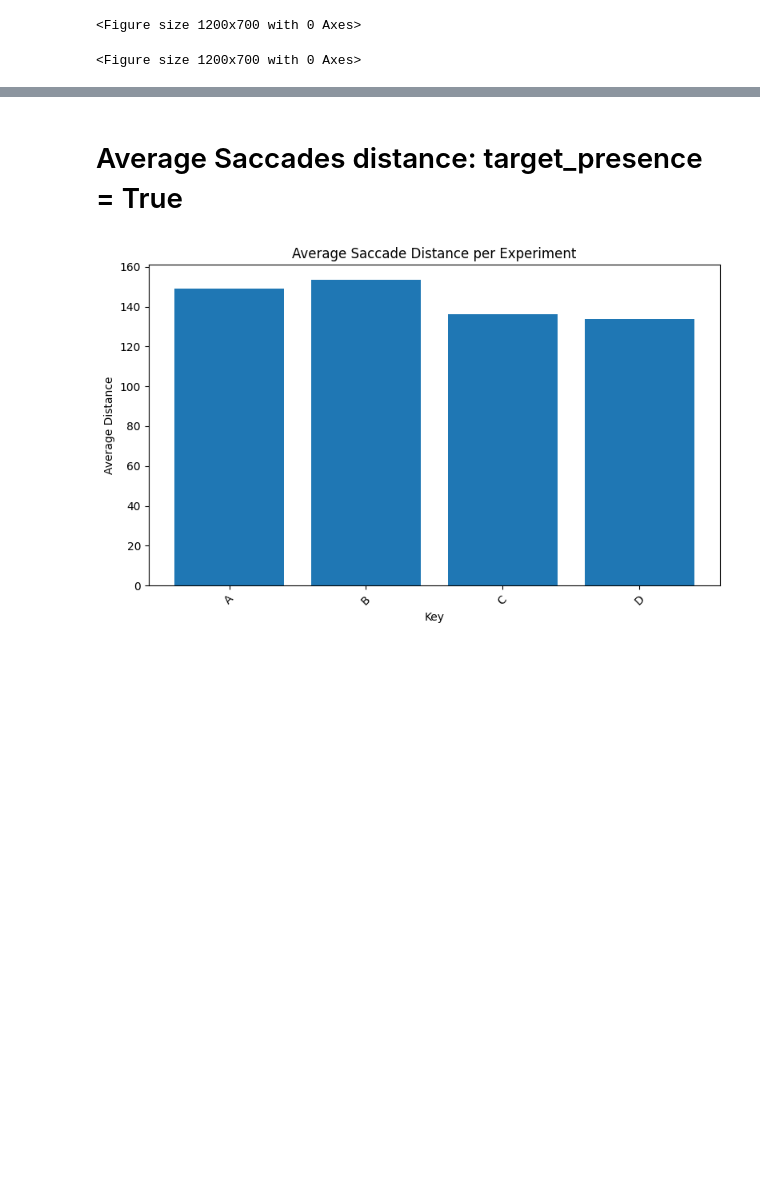
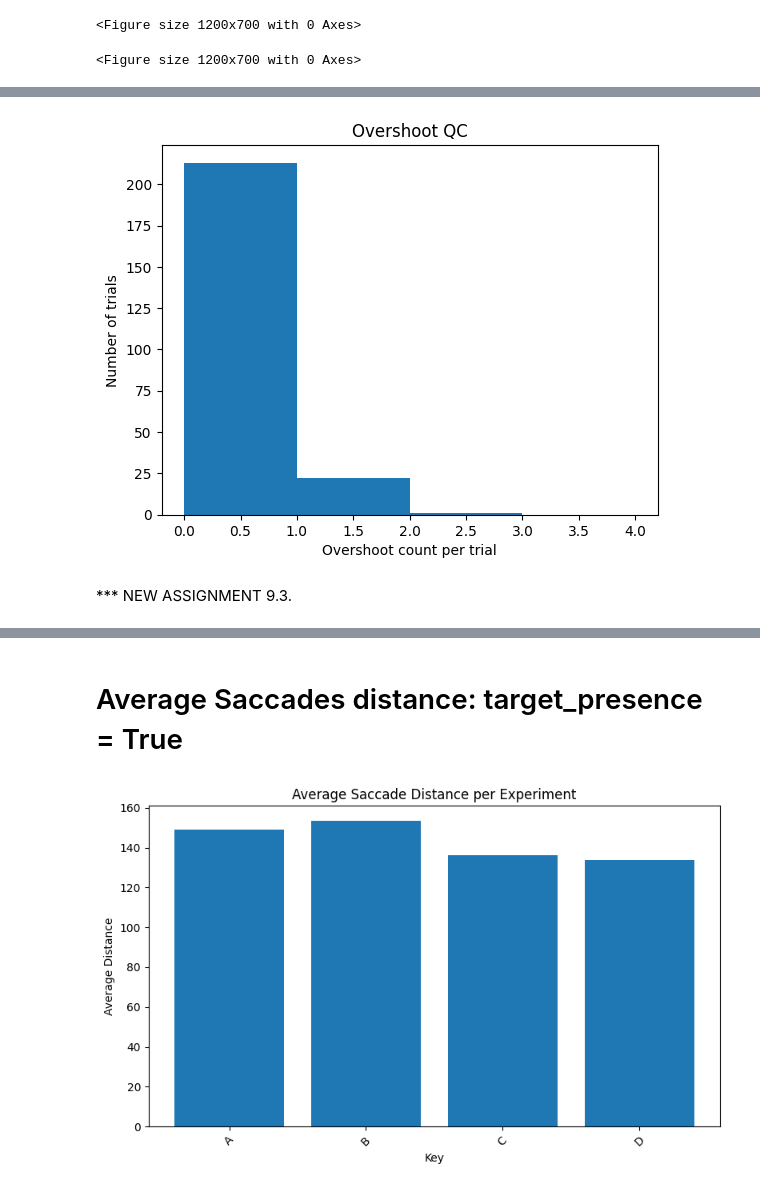
Before and after one commit to alina-popadina/Data_analysis, a Jupyter notebook: analysis_DUPLICATE.ipynb, the cells around one changed output, grey strips where cells are left out. Saved outputs shown, nothing was run; the diff lists cells and outputs as text; code cells hidden in the pictures; blank space fills up the shorter version.

```diff
--- a/analysis_DUPLICATE.ipynb
+++ b/analysis_DUPLICATE.ipynb
@@ -333,0 +583,20 @@ for experiment in experiments:
+# %%
+import pandas as pd
+
+rows = []
+for exp_key, ann in annotated_fixations_pd_in_dict.items():
+    tmp = (
+        ann.groupby("trial_id_num")["drop_overshoot"]
+        .sum()
+        .reset_index(name="n_overshoots")
+    )
+    tmp["exp_key"] = exp_key
+    rows.append(tmp)
+
+overshoot_trials = (
+    pd.concat(rows, ignore_index=True)
+      .query("n_overshoots > 0")
+      .sort_values(["exp_key", "trial_id_num"])
+      .reset_index(drop=True)
+)
+overshoot_trials
@@ -333,0 +621,51 @@ for experiment in experiments:
+# %%
+R_in = 60
+R_out = R_def
+n_back = 3
+overshoot_counts = []
+
+for exp_key, df in fixations_pd_in_dict.items():
+
+    tgt_df = target_coords[exp_key]
+
+    for trial in df["trial_id_num"].dropna().unique():
+        trow = tgt_df.loc[tgt_df["N_trial"] == trial]
+        if trow.empty:
+            continue
+        tx = float(trow.iloc[0]["txpos"])
+        ty = float(trow.iloc[0]["typos"])
+        ftrial = df.loc[df["trial_id_num"] == trial].copy()
+        ftrial = ftrial.sort_values("stime")
+        xs = ftrial["shifted_avrxpos"].to_numpy()
+        ys = ftrial["shifted_avrypos"].to_numpy()
+
+        if len(xs) == 0:
+            overshoot_counts.append(0)
+            continue
+
+        d = np.sqrt((xs - tx)**2 + (ys - ty)**2)
+        is_hit = d <= R_in
+        if not is_hit.any():
+            overshoot_counts.append(0)
+            continue
+
+        first_hit_i = np.argmax(is_hit)
+        cand_idx = np.arange(0, first_hit_i)
+
+        if len(cand_idx) > 0:
+            cand_idx = cand_idx[-n_back:]
+
+        ring = (d > R_in) & (d <= R_out)
+        overshoot_count = np.sum(ring[cand_idx])
+        overshoot_counts.append(overshoot_count)
+
+
+plt.hist(overshoot_counts, bins=range(5))
+plt.xlabel("Overshoot count per trial")
+plt.ylabel("Number of trials")
+plt.title("Overshoot QC")
+plt.show()
+# %% [output]
+[figure, added]
+# %% [markdown]
+*** NEW ASSIGNMENT 9.3.
```
Also changed, not shown: parts of 12 cells of this notebook, 11 other files.
